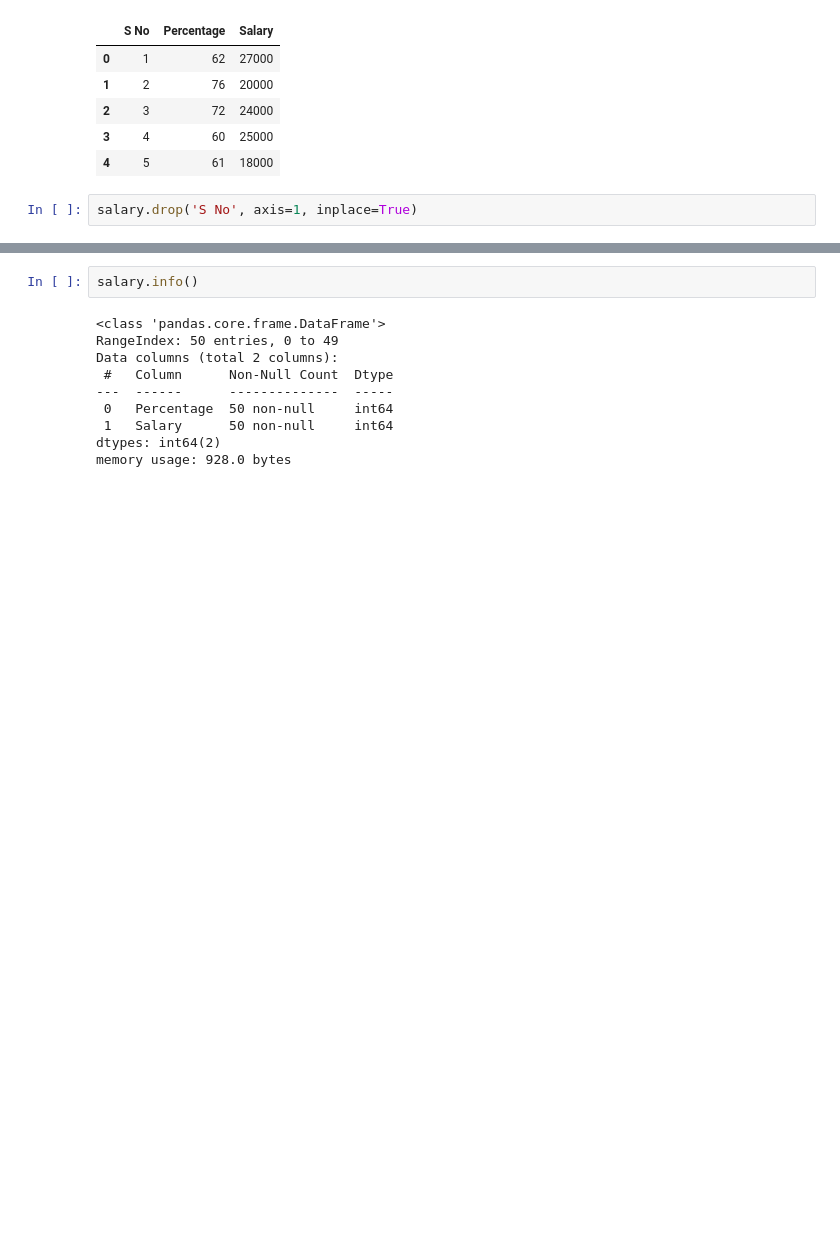
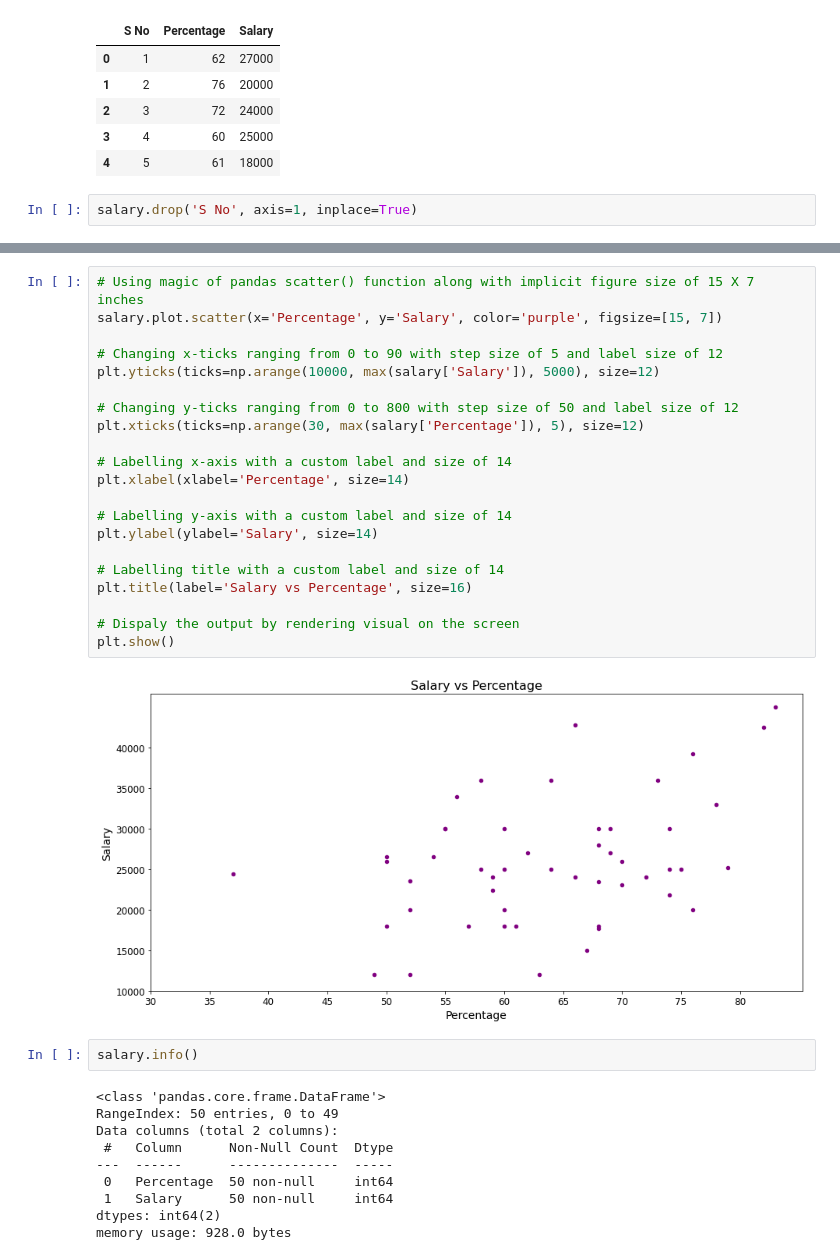
Before and after one commit to raviakasapu/MachineLearning, a Jupyter notebook: ML_Simple_Linear_Regression.ipynb, the cells around one changed output, grey strips where cells are left out. Drawn from its saved outputs; the diff is of its cells as text; blank space fills up the shorter version.

```diff
--- a/ML_Simple_Linear_Regression.ipynb
+++ b/ML_Simple_Linear_Regression.ipynb
@@ -30,3 +47,26 @@ salary.drop('S No', axis=1, inplace=True)
+# %%
+# Using magic of pandas scatter() function along with implicit figure size of 15 X 7 inches
+salary.plot.scatter(x='Percentage', y='Salary', color='purple', figsize=[15, 7])
+
+# Changing x-ticks ranging from 0 to 90 with step size of 5 and label size of 12
+plt.yticks(ticks=np.arange(10000, max(salary['Salary']), 5000), size=12)
+
+# Changing y-ticks ranging from 0 to 800 with step size of 50 and label size of 12
+plt.xticks(ticks=np.arange(30, max(salary['Percentage']), 5), size=12)
+
+# Labelling x-axis with a custom label and size of 14
+plt.xlabel(xlabel='Percentage', size=14)
+
+# Labelling y-axis with a custom label and size of 14
+plt.ylabel(ylabel='Salary', size=14)
+
+# Labelling title with a custom label and size of 14
+plt.title(label='Salary vs Percentage', size=16)
+
+# Dispaly the output by rendering visual on the screen
+plt.show()
+# %% [output]
+[figure, added]
 # %%
 salary.info()
 # %% [output]
```
Also changed, not shown: parts of 8 cells of this notebook.
